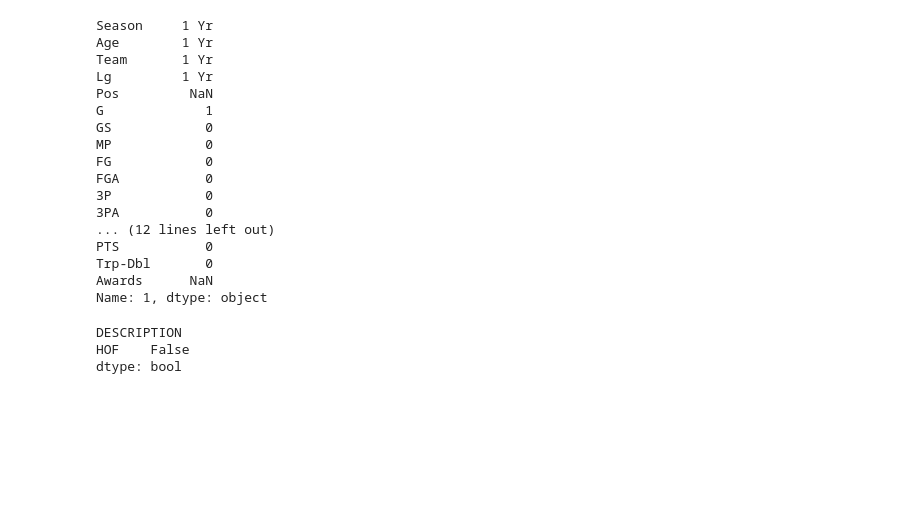
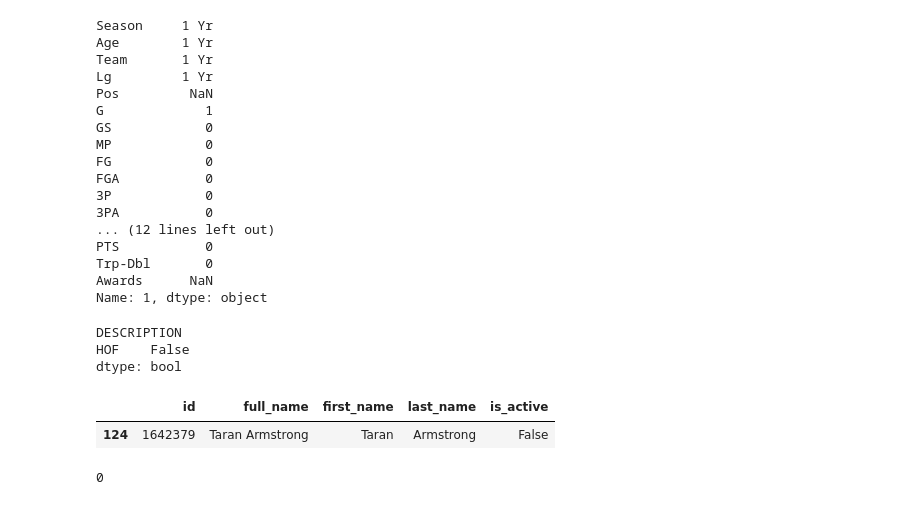
Before and after one commit to bharthun7/nba-hof-predictor, a Jupyter notebook: inactive-scraper-tester.ipynb, the cells around one changed output. Saved outputs shown, nothing was run; the diff lists cells and outputs as text; code cells hidden in the pictures; blank space fills up the shorter version.

Commit message:
Handle case where API does return DFs but player has never played in NBA

```diff
--- a/inactive-scraper-tester.ipynb
+++ b/inactive-scraper-tester.ipynb
@@ -411,3 +411,13 @@ get_awards(no_fg)
 DESCRIPTION
 HOF    False
 dtype: bool
+# %%
+taran=inactives[inactives["full_name"]=="Taran Armstrong"]
+taran
+# %% [output]
+|  | id | full_name | first_name | last_name | is_active |
+| 124 | 1642379 | Taran Armstrong | Taran | Armstrong | False |
+# %%
+len(playercareerstats.PlayerCareerStats(1642379).get_data_frames()[0])
+# %% [output]
+0
```
Also changed, not shown: 1 other file.
